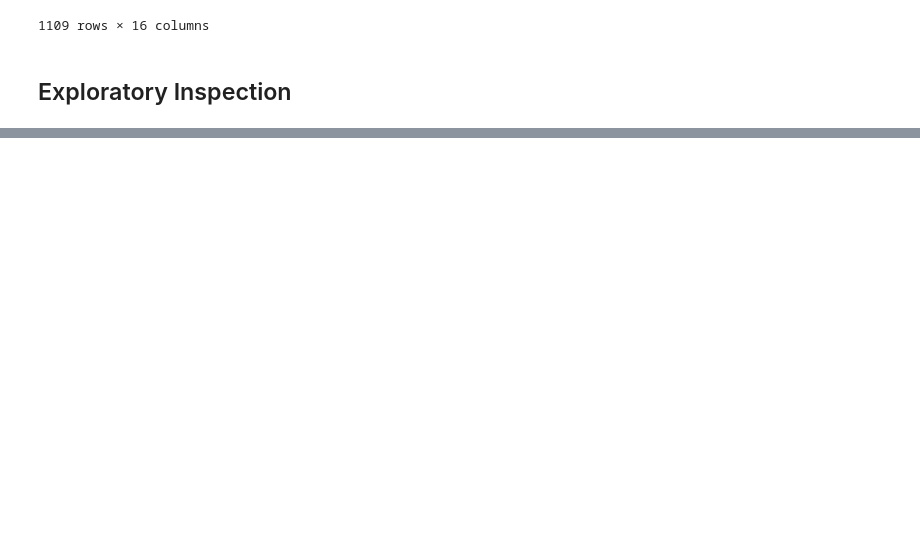
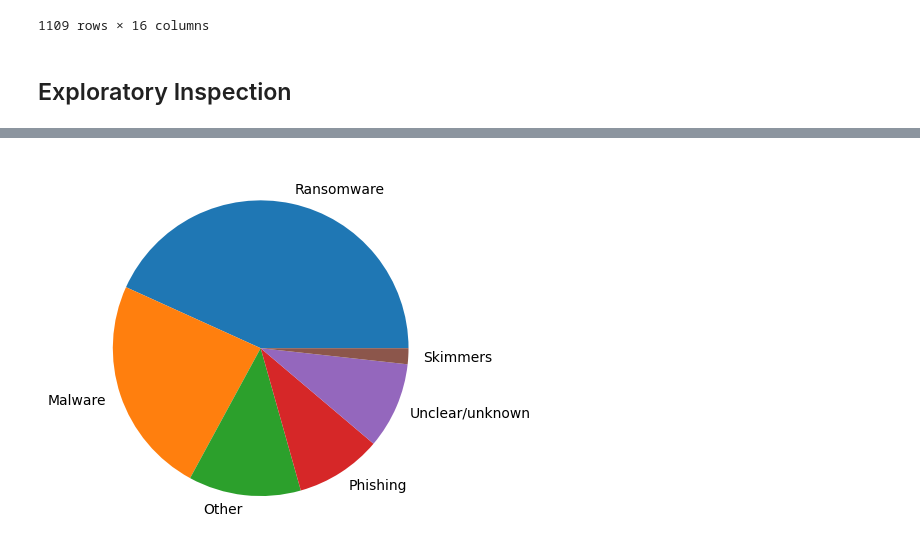
Before and after one commit to donmarcolaureano/washington_state_data_breaches, a Jupyter notebook: data breach notebook.ipynb, the cells around one changed output, grey strips where cells are left out. Saved outputs shown, nothing was run; the diff lists cells and outputs as text; code cells hidden in the pictures; blank space fills up the shorter version.

```diff
--- a/data breach notebook.ipynb
+++ b/data breach notebook.ipynb
@@ -88,0 +95,3 @@ db_simple[['CyberattackType', 'DataBreachCause', 'IndustryType' ]]
+# %%
+attack_types = industry_breaches['CyberattackType'].value_counts()
+attack_types
@@ -88,0 +106,8 @@ db_simple[['CyberattackType', 'DataBreachCause', 'IndustryType' ]]
+# %%
+labels = 'Ransomware', 'Malware', 'Other', 'Phishing', 'Unclear/unknown', 'Skimmers'
+sizes = [348, 192, 99, 76, 76, 14]
+# %%
+fig, ax = plt.subplots()
+ax.pie(attack_types, labels = labels);
+# %% [output]
+[figure, added]
```
Also changed, not shown: parts of 9 cells of this notebook.
